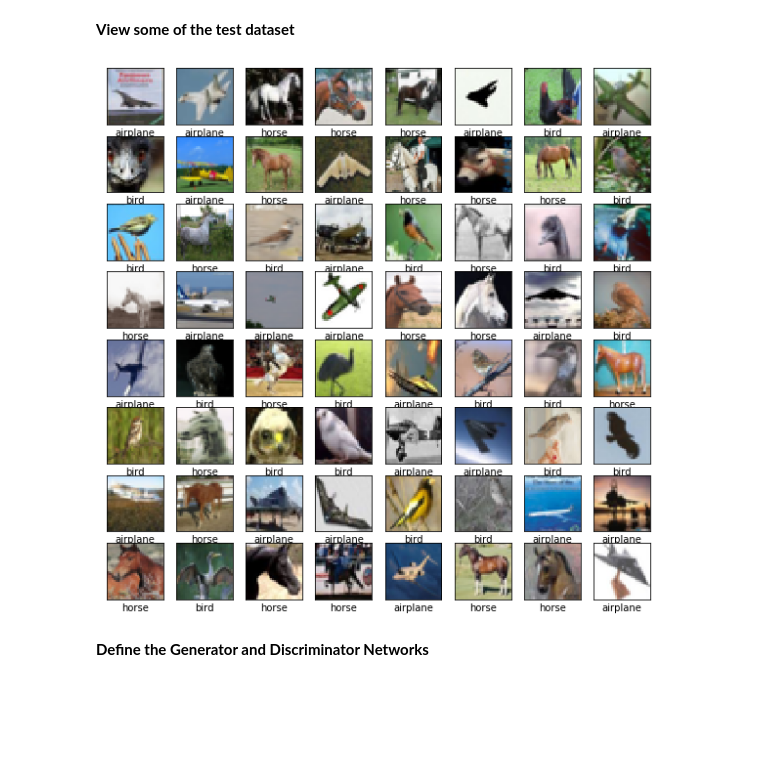
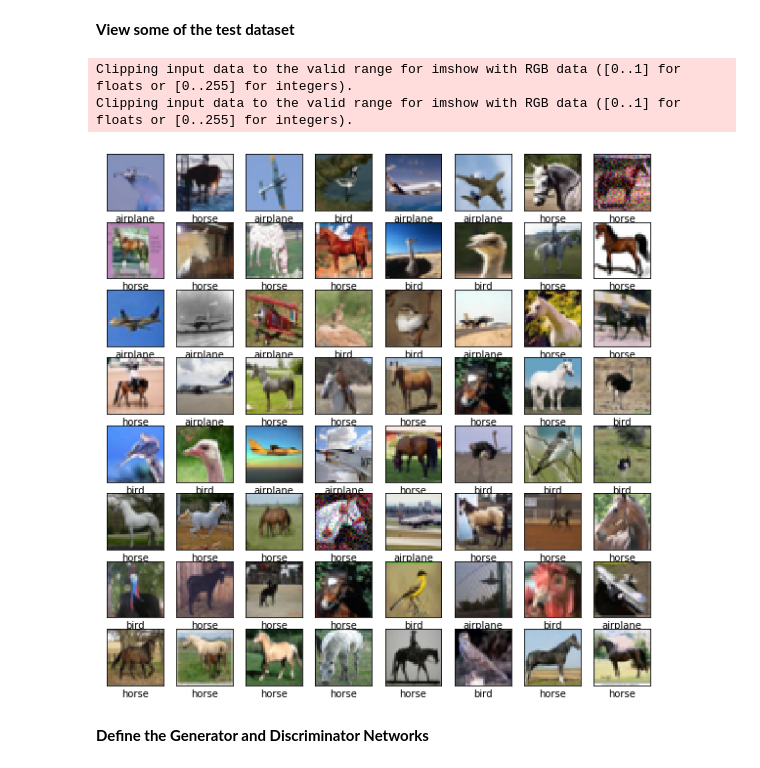
Before and after one commit to jakey1610/MachineLearningL3, a Jupyter notebook: peg.ipynb, the cells around one changed output. Saved outputs shown, nothing was run; the diff lists cells and outputs as text; code cells hidden in the pictures; blank space fills up the shorter version.

```diff
--- a/peg.ipynb
+++ b/peg.ipynb
@@ -68,11 +68,21 @@ train_set = torchvision.datasets.CIFAR10('data', train=False, download=True, tra
 
 #Scan through to get idx
 idx = []
+weight = []
+######################
 for i in range(len(train_set)):
   if train_set[i][1] in [0,2,7]:
     idx.append(i)
+  if train_set[i][1] == 0:
+    weight.append(0.15)
+  elif train_set[i][1] == 2:
+    weight.append(0.25)
+  elif train_set[i][1] == 7:
+    weight.append(0.6)
+  else:
+    weight.append(0)
 
-sampler = SubsetRandomSampler(idx)
+sampler = WeightedRandomSampler(weight,2000,replacement=True)
 train_loader = torch.utils.data.DataLoader(train_set,
 batch_size=64, sampler=sampler)
 
@@ -87,15 +97,18 @@ Files already downloaded and verified
 **View some of the test dataset**
 # %%
 plt.figure(figsize=(10,10))
+x,t = next(train_iterator)
 for i in range(64):
     plt.subplot(8,8,i+1)
     plt.xticks([])
     plt.yticks([])
     plt.grid(False)
-    plt.imshow(train_loader.dataset[idx[i]][0].permute(0,2,1).contiguous().permute(2,1,0), cmap=plt.cm.binary)
-    plt.xlabel(class_names[train_loader.dataset[idx[i]][1]])
+    plt.imshow(x[i].permute(0,2,1).contiguous().permute(2,1,0), cmap=plt.cm.binary)
+    plt.xlabel(class_names[t[i]])
 # %% [output]
+Clipping input data to the valid range for imshow with RGB data ([0..1] for floats or [0..255] for integers).
+Clipping input data to the valid range for imshow with RGB data ([0..1] for floats or [0..255] for integers).
-[figure, old version]
+[figure, new version]
 # %% [markdown]
 **Define the Generator and Discriminator Networks**
 # %%
```
Also changed, not shown: parts of 2 cells of this notebook.
